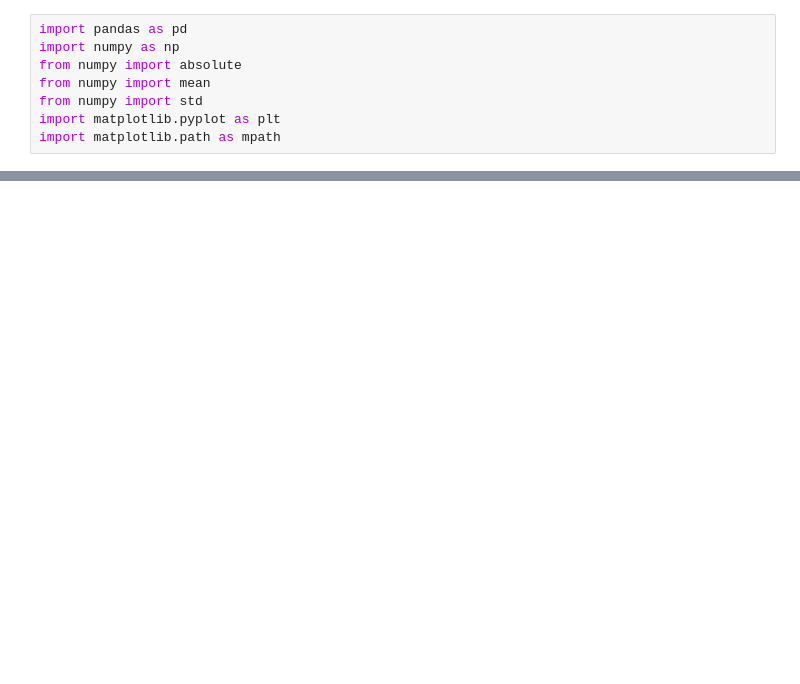
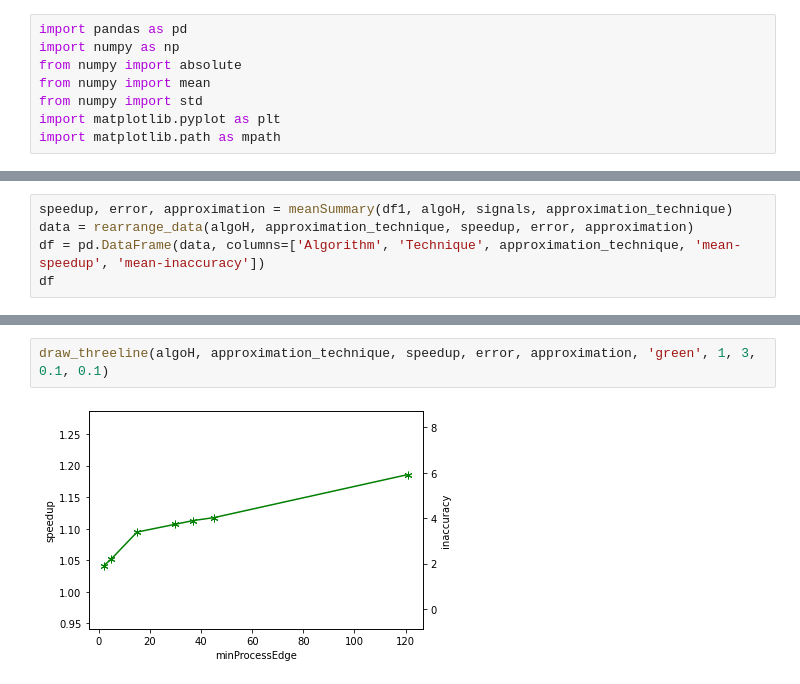
Before and after one commit to busenuraktilav/GPUProject, a Jupyter notebook: model-prediction/graphical_visuals_for_paper.ipynb, the cells around one changed output, grey strips where cells are left out. Drawn from its saved outputs; the diff is of its cells as text; blank space fills up the shorter version.

```diff
--- a/model-prediction/graphical_visuals_for_paper.ipynb
+++ b/model-prediction/graphical_visuals_for_paper.ipynb
@@ -708,0 +248,5 @@ Text(0, 0.5, 'inaccuracy')
+# %%
+speedup, error, approximation = meanSummary(df1, algoH, signals, approximation_technique)
+data = rearrange_data(algoH, approximation_technique, speedup, error, approximation)
+df = pd.DataFrame(data, columns=['Algorithm', 'Technique', approximation_technique, 'mean-speedup', 'mean-inaccuracy'])
+df
@@ -708,0 +262,4 @@ Text(0, 0.5, 'inaccuracy')
+# %%
+draw_threeline(algoH, approximation_technique, speedup, error, approximation, 'green', 1, 3, 0.1, 0.1)
+# %% [output]
+[figure, added]
```
Also changed, not shown: parts of 47 cells of this notebook, 1 other file.
